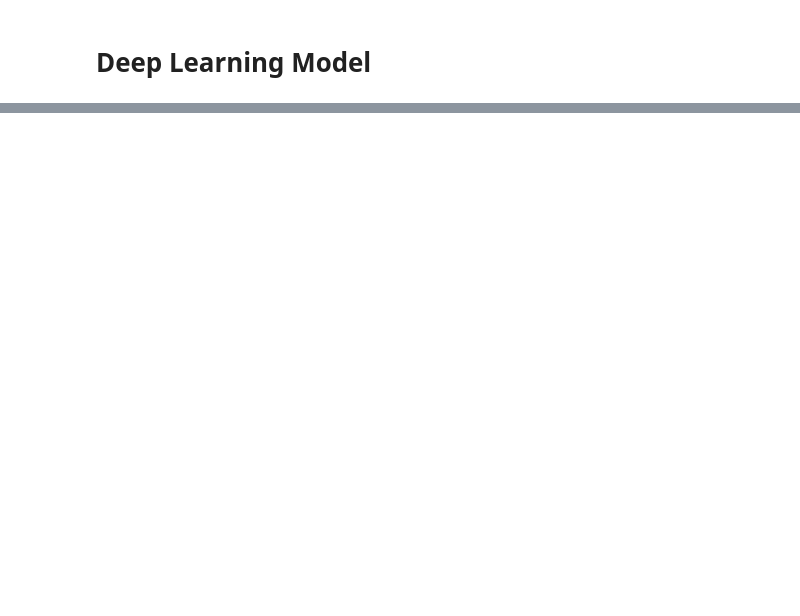
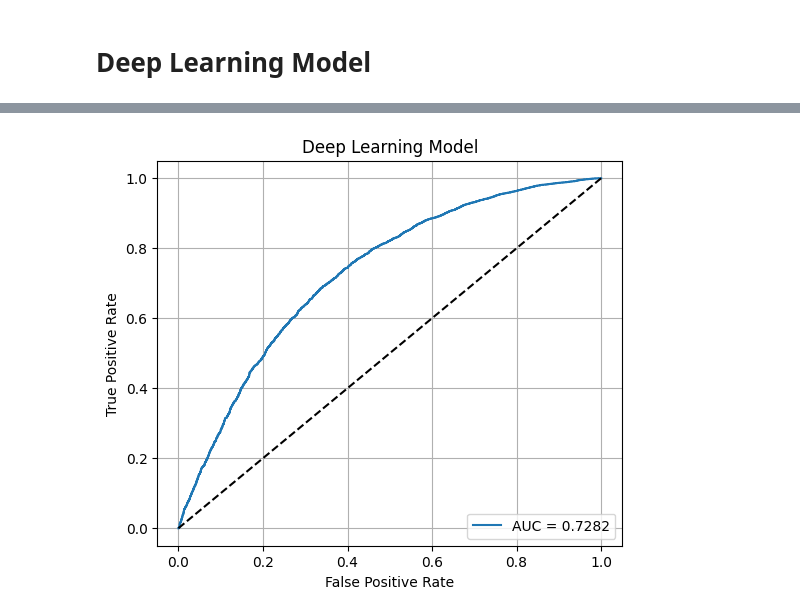
Before and after one commit to Rini43/Case_Study, a Jupyter notebook: Case_Study_NLP.ipynb, the cells around one changed output, grey strips where cells are left out. Saved outputs shown, nothing was run; the diff lists cells and outputs as text; code cells hidden in the pictures; blank space fills up the shorter version.

```diff
--- a/Case_Study_NLP.ipynb
+++ b/Case_Study_NLP.ipynb
@@ -1035,0 +1541,4 @@ Model: "functional"
+# %%
+# Merge Both Branches
+
+merged = Concatenate()([x1, x2])
@@ -1074,0 +1746,24 @@ plt.plot(history.history["accuracy"])
+# %%
+# ROC Curve
+
+def plot_roc(y_true, y_prob, title):
+
+    # Convert (n,1) array to (n,)
+    y_prob = y_prob.ravel()
+
+    fpr, tpr, _ = roc_curve(y_true, y_prob)
+    roc_auc = auc(fpr, tpr)
+
+    plt.figure(figsize=(6,5))
+    plt.plot(fpr, tpr, label=f"AUC = {roc_auc:.4f}")
+    plt.plot([0,1], [0,1], 'k--')
+    plt.xlabel("False Positive Rate")
+    plt.ylabel("True Positive Rate")
+    plt.title(title)
+    plt.legend(loc="lower right")
+    plt.grid(True)
+    plt.show()
+# %%
+plot_roc(y_test, y_probability, "Deep Learning Model")
+# %% [output]
+[figure, added]
```
Also changed, not shown: parts of 154 cells of this notebook.
